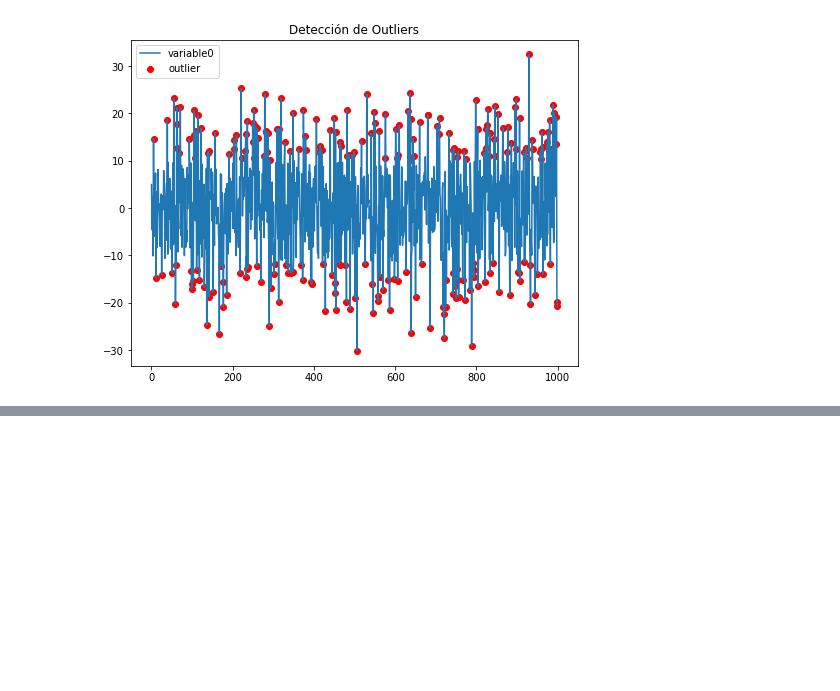
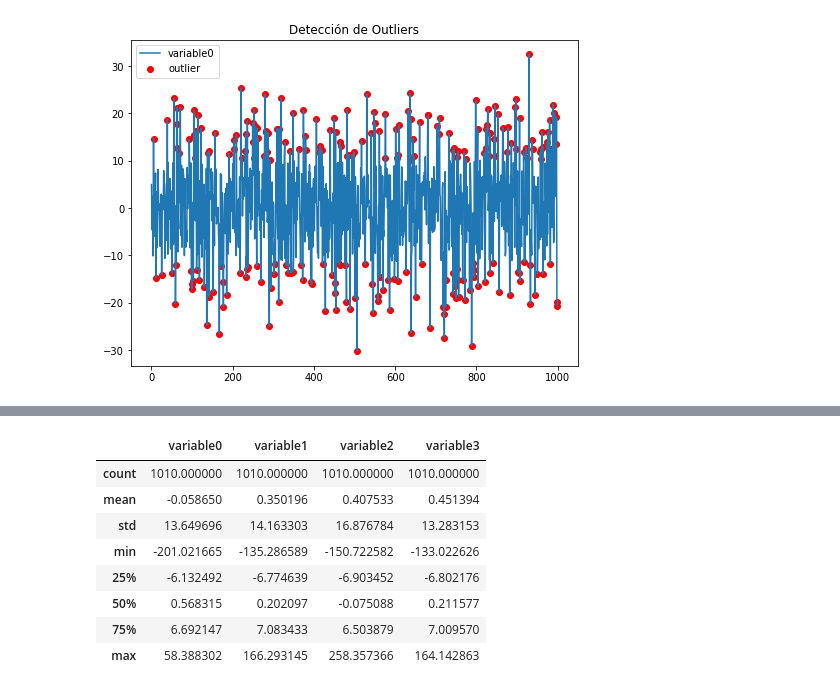
Before and after one commit to patofw/ml_tutorials, a Jupyter notebook: CodingExercises/Outliers.ipynb, the cells around one changed output, grey strips where cells are left out. Saved outputs shown, nothing was run; the diff lists cells and outputs as text; code cells hidden in the pictures; blank space fills up the shorter version.

```diff
--- a/CodingExercises/Outliers.ipynb
+++ b/CodingExercises/Outliers.ipynb
@@ -235,0 +263,12 @@ plt.show();
+# %%
+df_sin_2.describe()
+# %% [output]
+|  | variable0 | variable1 | variable2 | variable3 |
+| count | 1010.000000 | 1010.000000 | 1010.000000 | 1010.000000 |
+| mean | -0.058650 | 0.350196 | 0.407533 | 0.451394 |
+| std | 13.649696 | 14.163303 | 16.876784 | 13.283153 |
+| min | -201.021665 | -135.286589 | -150.722582 | -133.022626 |
+| 25% | -6.132492 | -6.774639 | -6.903452 | -6.802176 |
+| 50% | 0.568315 | 0.202097 | -0.075088 | 0.211577 |
+| 75% | 6.692147 | 7.083433 | 6.503879 | 7.009570 |
+| max | 58.388302 | 166.293145 | 258.357366 | 164.142863 |
```
Also changed, not shown: parts of 11 cells of this notebook.
